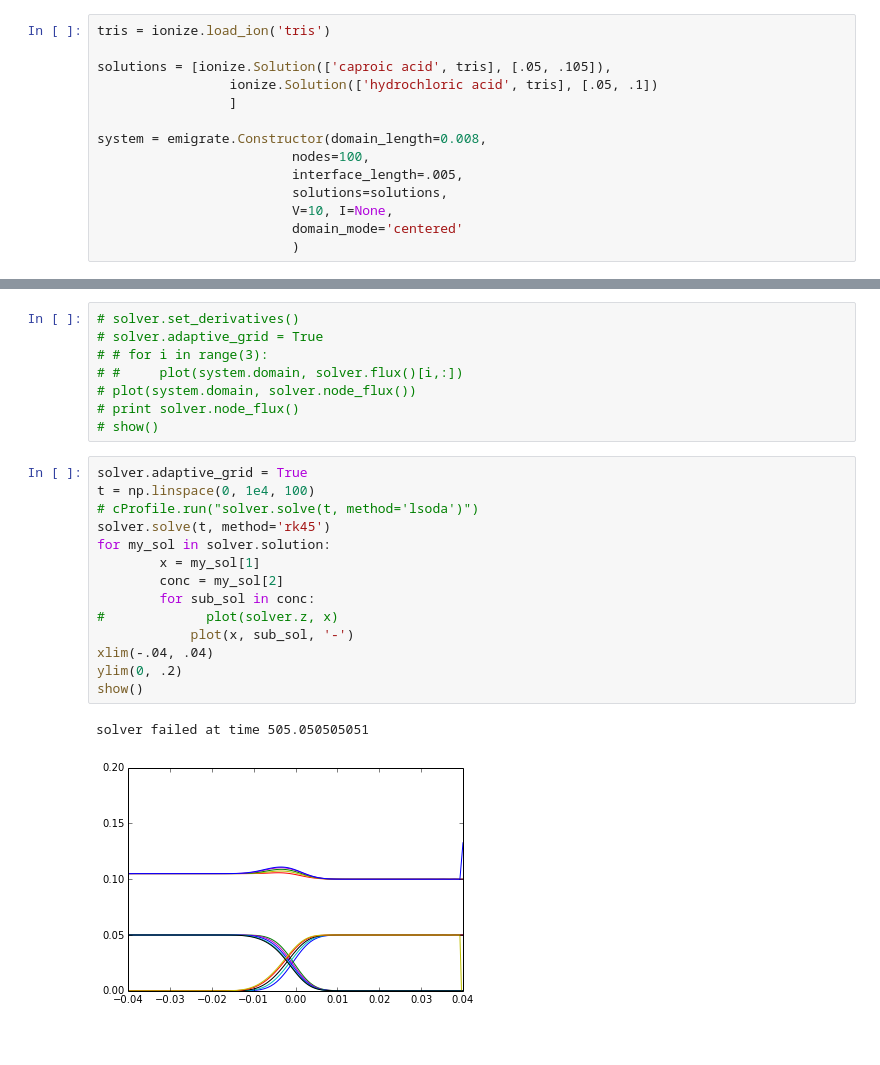
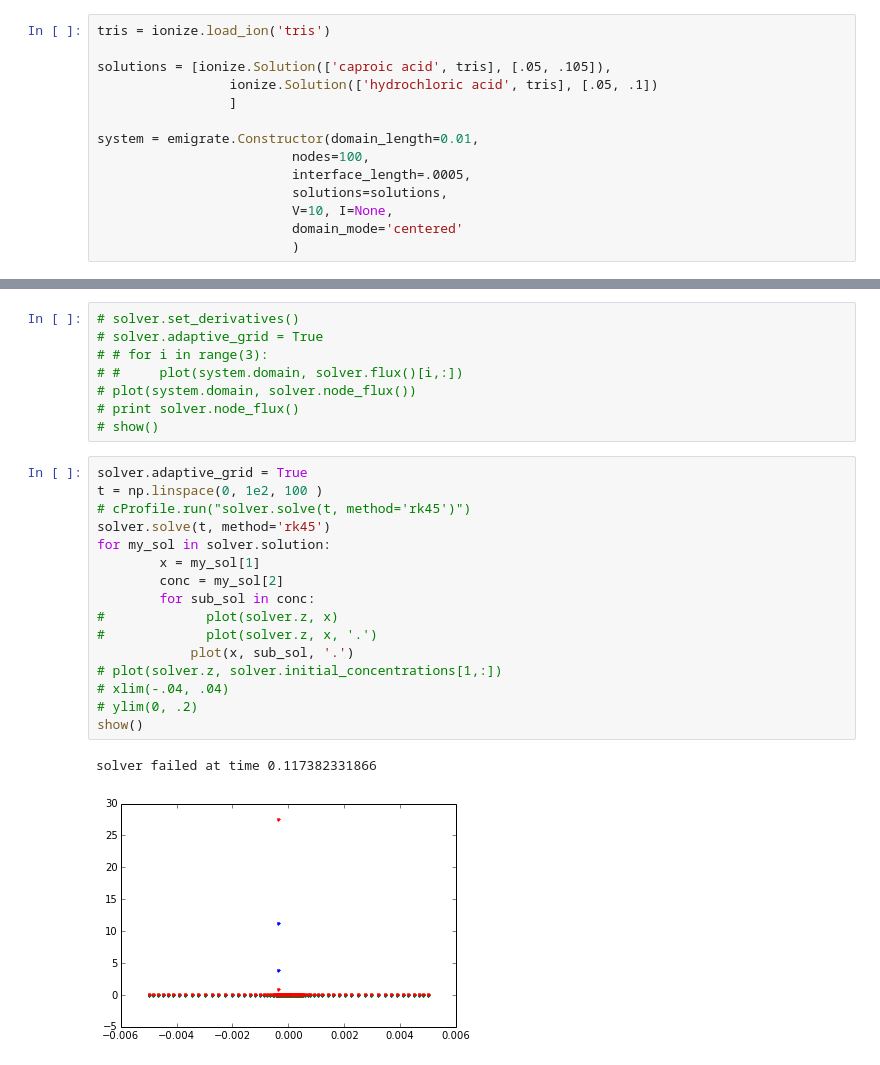
Before and after one commit to lewisamarshall/emigrate, a Jupyter notebook: Tutorial.ipynb, the cells around one changed output, grey strips where cells are left out. Cells and saved outputs as stored; diff of their text form.

```diff
--- a/Tutorial.ipynb
+++ b/Tutorial.ipynb
@@ -14,9 +14,9 @@ solutions = [ionize.Solution(['caproic acid', tris], [.05, .105]),
                  ionize.Solution(['hydrochloric acid', tris], [.05, .1])
                  ]
 
-system = emigrate.Constructor(domain_length=0.008,
+system = emigrate.Constructor(domain_length=0.01,
                          nodes=100,
-                         interface_length=.005,
+                         interface_length=.0005,
                          solutions=solutions,
                          V=10, I=None,
                          domain_mode='centered'
@@ -56,21 +59,23 @@ print solver.x.T.shape
 # show()
 # %%
 solver.adaptive_grid = True
-t = np.linspace(0, 1e4, 100)
-# cProfile.run("solver.solve(t, method='lsoda')")
+t = np.linspace(0, 1e2, 100 )
+# cProfile.run("solver.solve(t, method='rk45')")
 solver.solve(t, method='rk45')
 for my_sol in solver.solution:
         x = my_sol[1]
         conc = my_sol[2]
         for sub_sol in conc:
 #             plot(solver.z, x)
-            plot(x, sub_sol, '-')
-xlim(-.04, .04)
-ylim(0, .2)
+#             plot(solver.z, x, '.')
+            plot(x, sub_sol, '.')
+# plot(solver.z, solver.initial_concentrations[1,:])
+# xlim(-.04, .04)
+# ylim(0, .2)
 show()
 # %% [output]
-solver failed at time 505.050505051
+solver failed at time 0.117382331866
-[figure, old version]
+[figure, new version]
 # %%
 print len(solver.full_solution)
 print len(solver.solution)
```
Also changed, not shown: parts of 2 cells of this notebook, 1 other file.
